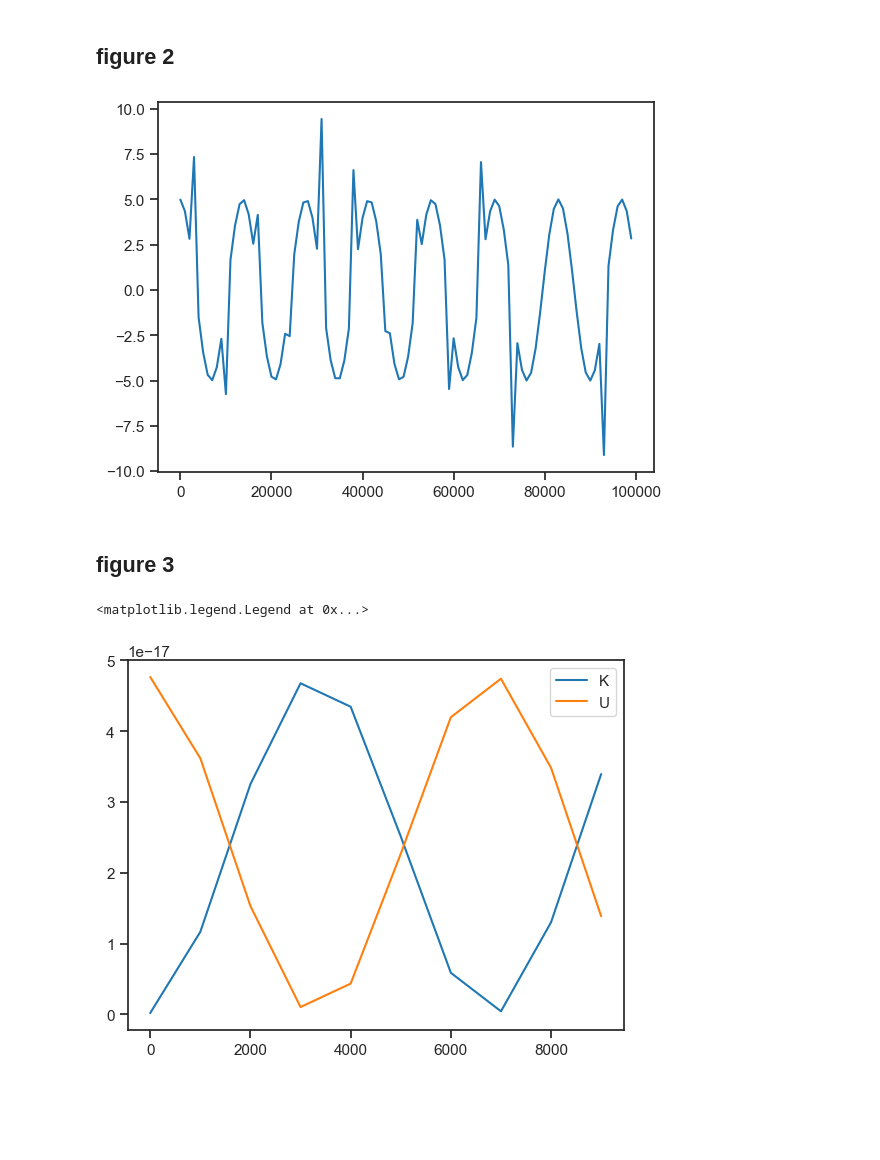
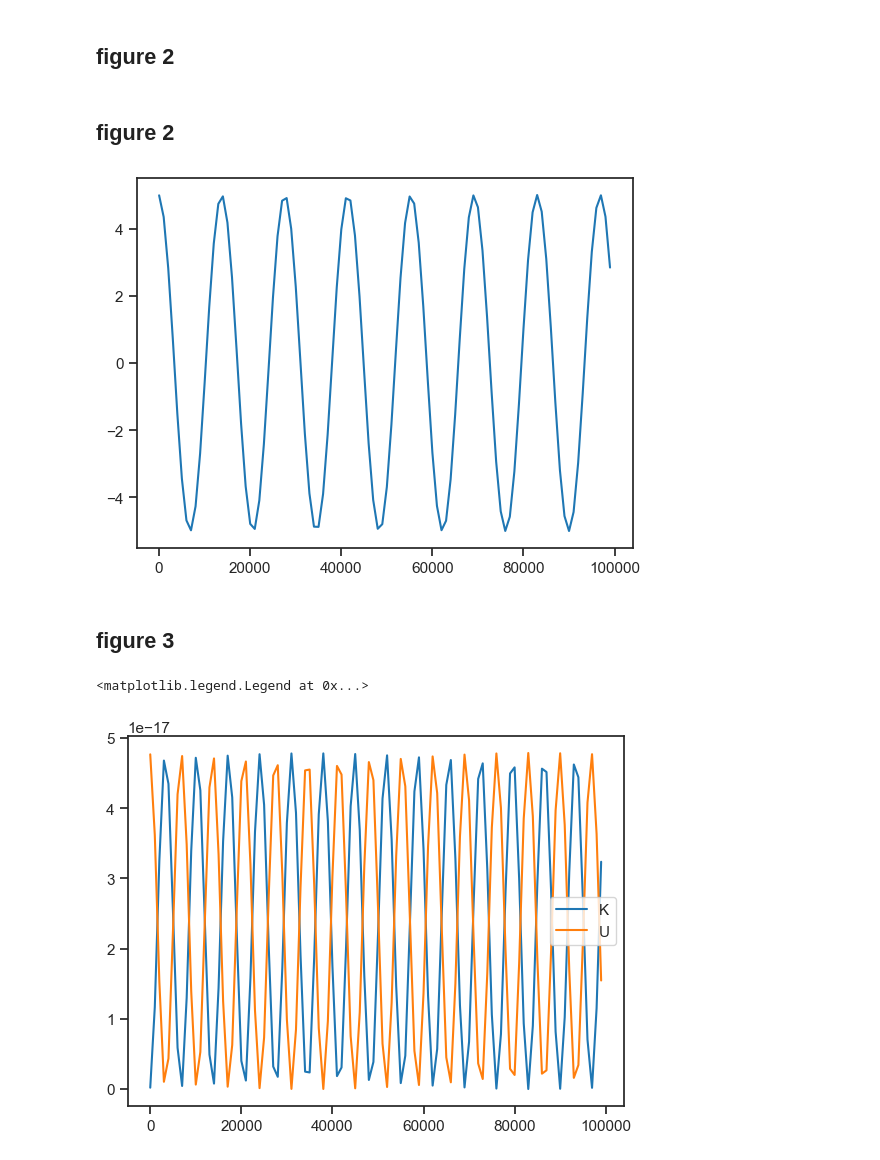
Before and after one commit to SagiMeir/Simulations4Beginners, a Jupyter notebook: getting_started.ipynb, the cells around one changed output. Cells and saved outputs as stored; diff of their text form; code cells hidden in the pictures; blank space fills up the shorter version.

```diff
--- a/getting_started.ipynb
+++ b/getting_started.ipynb
@@ -74,34 +74,36 @@ plt.tight_layout()
 [figure]
 # %% [markdown]
 ## figure 2
+# %% [markdown]
+## figure 2
 # %%
 df = open("sim.xyz", 'r')
 
-x = []
-y = []
+steps= []
+pos= []
 
 i = 0
 for line in df:
     if (i%3 == 1):
         tmp = line.split()
-        x.append(float(tmp[-1]))
+        steps.append(float(tmp[-1]))
     elif(i%3 == 2):
         tmp = line.split()
-        y.append(float(tmp[1][:6]))
+        pos.append(float(tmp[1]))
     i+=1
-plt.plot(x,y)
+plt.plot(steps,pos)
 
 df.close()
 # %% [output]
-[figure, old version]
+[figure, new version]
 # %% [markdown]
 ## figure 3
 # %%
 df = pd.read_csv("sim.log",sep='\s+')
 x = df["step"].values
-plt.plot(x[:10],df["K"].values[:10],label ="K")
-plt.plot(x[:10],df["U"].values[:10],label ="U")
+plt.plot(x,df["K"].values,label ="K")
+plt.plot(x,df["U"].values,label ="U")
 plt.legend()
 # %% [output]
 <matplotlib.legend.Legend at 0x...>
-[figure, old version]
+[figure, new version]
```
Also changed, not shown: parts of 8 cells of this notebook, 2 other files.
